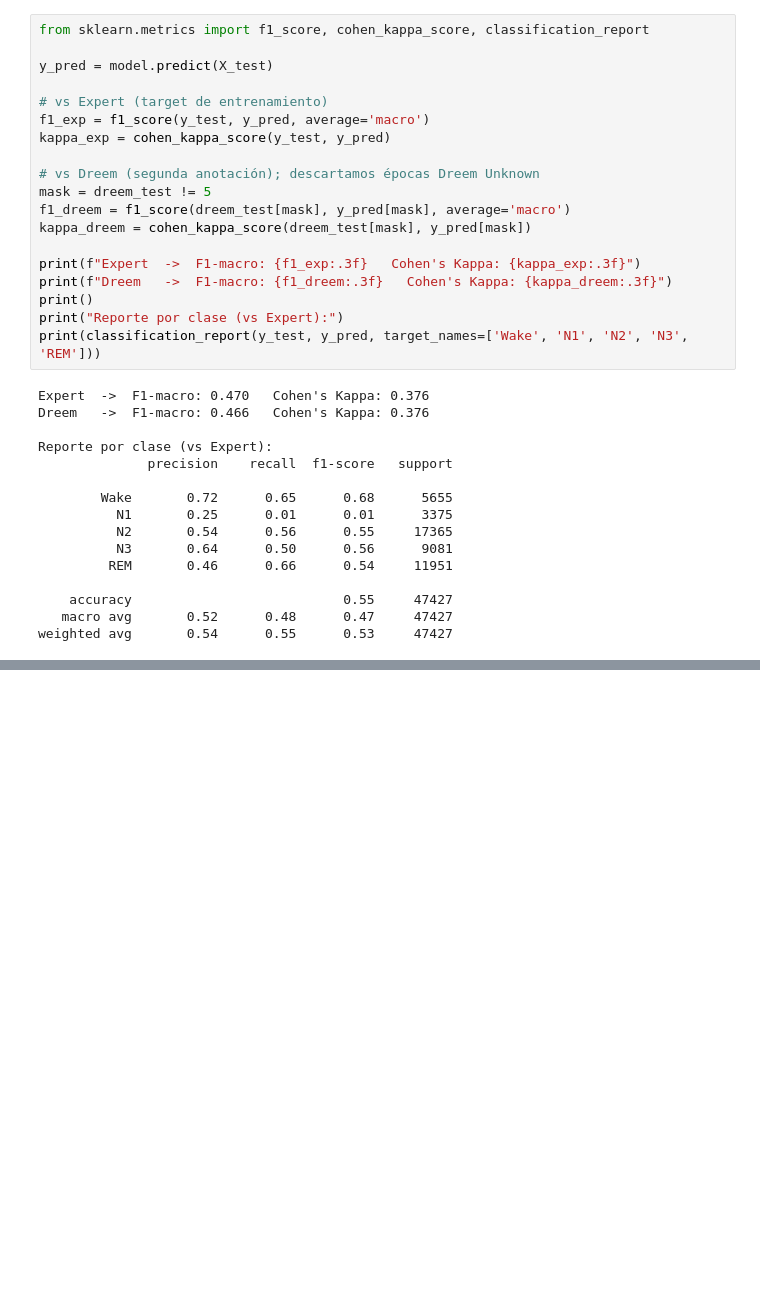
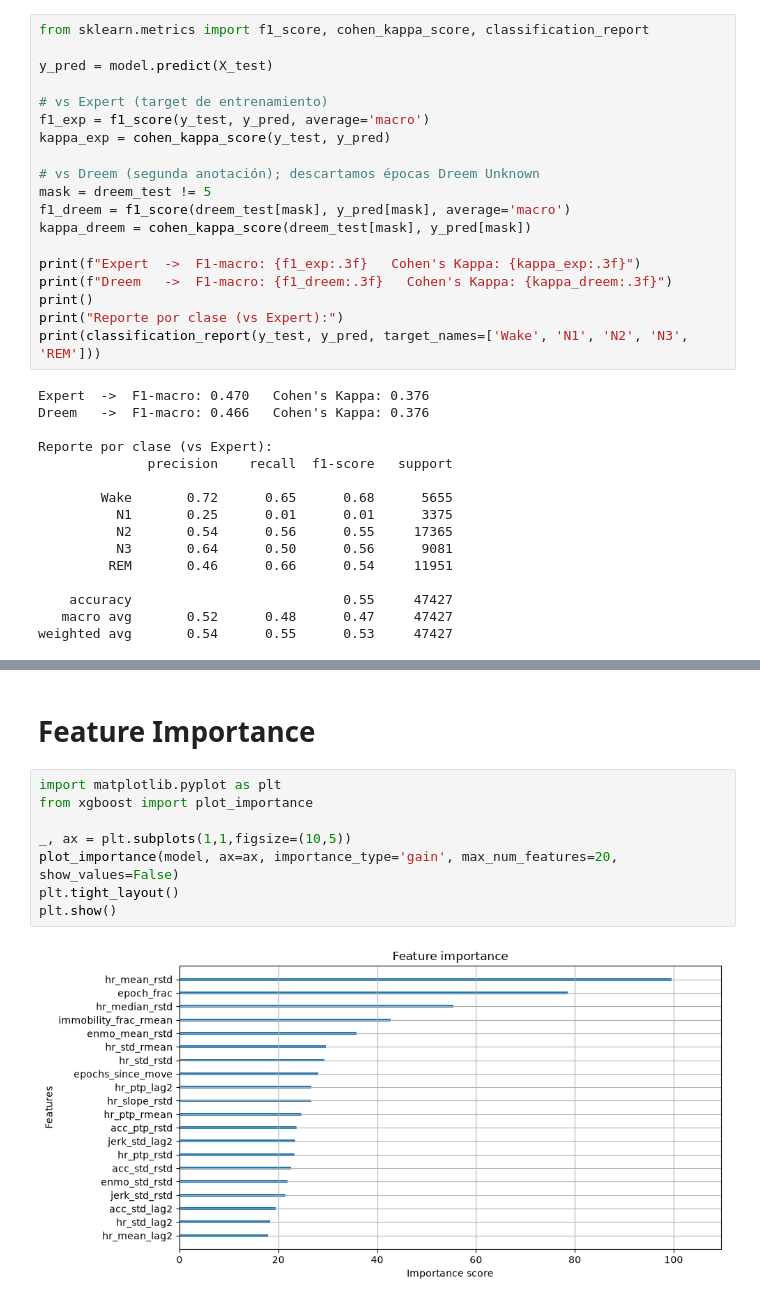
Before and after one commit to agus-pereyra/proyecto-final-ml, a Jupyter notebook: notebooks/baseline.ipynb, the cells around one changed output, grey strips where cells are left out. Cells and saved outputs as stored; diff of their text form; blank space fills up the shorter version.

Commit message:
baseline + feature importance completo

```diff
--- a/notebooks/baseline.ipynb
+++ b/notebooks/baseline.ipynb
@@ -169,0 +258,12 @@ weighted avg       0.54      0.55      0.53     47427
+# %% [markdown]
+# **Feature Importance**
+# %%
+import matplotlib.pyplot as plt
+from xgboost import plot_importance
+
+_, ax = plt.subplots(1,1,figsize=(10,5))
+plot_importance(model, ax=ax, importance_type='gain', max_num_features=20, show_values=False)
+plt.tight_layout()
+plt.show()
+# %% [output]
+[figure, added]
```
Also changed, not shown: parts of 8 cells of this notebook.
